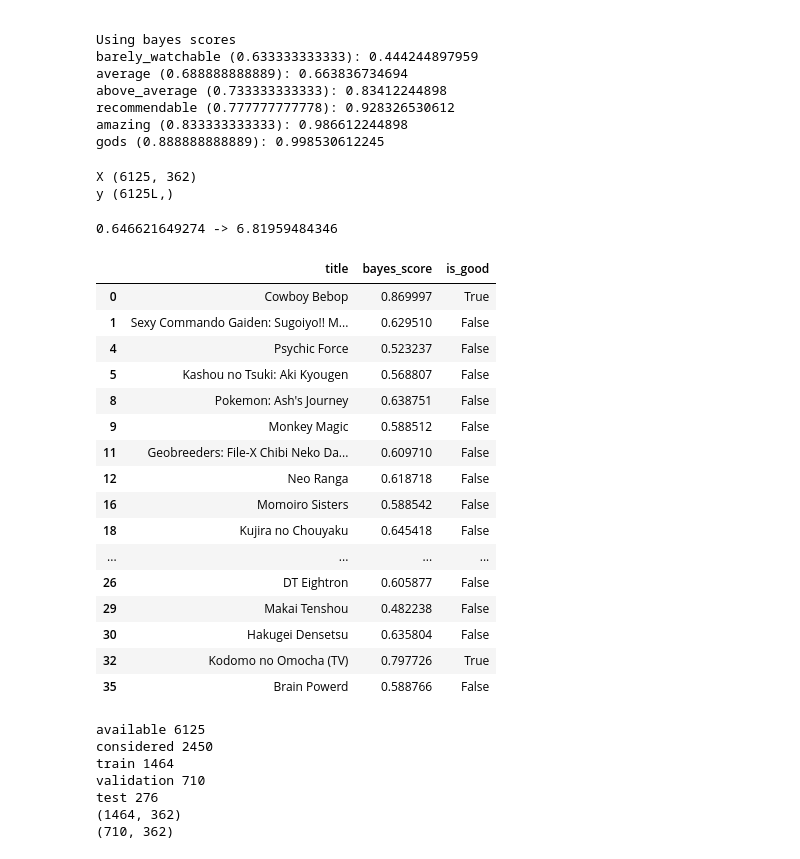
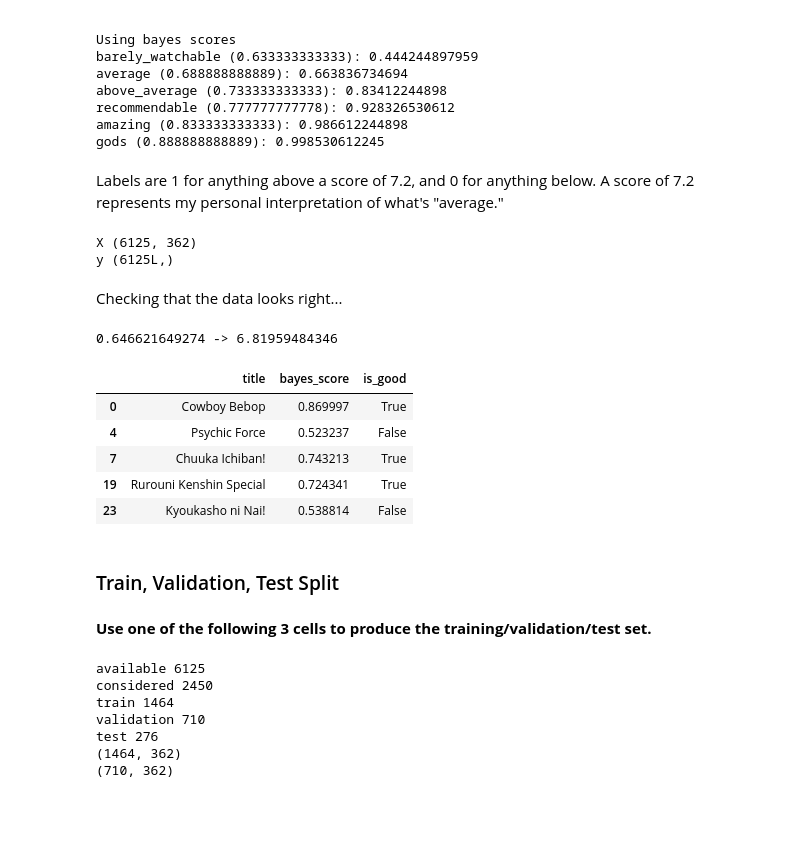
Before and after one commit to FourSwordKirby/MALDataScience, a Jupyter notebook: more_stats.ipynb, the cells around one changed output. Saved outputs shown, nothing was run; the diff lists cells and outputs as text; code cells hidden in the pictures; blank space fills up the shorter version.

```diff
--- a/more_stats.ipynb
+++ b/more_stats.ipynb
@@ -57,6 +57,7 @@ MAL_df.drop_duplicates('id', inplace=True)
 MAL_df['length'] = MAL_df['duration'] * MAL_df['episodes']
 MAL_df['studios'] = MAL_df['studios'].apply(lambda s: eval(s))
 MAL_df['aired_start'] = pd.to_datetime(MAL_df['aired_start'])
+MAL_df['norm_length'] = (MAL_df['length'] - np.mean(MAL_df['length'])) / np.std(MAL_df['length'])
 # %%
 def fix_studios(l):
     """
@@ -816,14 +819,21 @@ above_average (0.733333333333): 0.83412244898
 recommendable (0.777777777778): 0.928326530612
 amazing (0.833333333333): 0.986612244898
 gods (0.888888888889): 0.998530612245
+# %% [markdown]
+Labels are 1 for anything above a score of 7.2, and 0 for anything below. A score of 7.2 represents my personal interpretation of what's "average."
 # %%
-clean_df['norm_length'] = (clean_df['length'] - np.mean(clean_df['length'])) / np.std(clean_df['length'])
-
-idx = ((clean_df["bayes_score"] > np.percentile(clean_df["bayes_score"], 80)) |
-       (clean_df["bayes_score"] < np.percentile(clean_df["bayes_score"], 20))).values
-
 median_bayes_score = np.median(clean_df['bayes_score'])
 percentile_90_bayes_score = np.percentile(clean_df["bayes_score"], 90)
+percentile_80_bayes_score = np.percentile(clean_df["bayes_score"], 80)
+
+def split_data_by_date(df):
+    df = df.sort_values('aired_start')
+    t_date = pd.to_datetime('2012-01-01')
+    v_date = pd.to_datetime('2015-01-01')
+    train = df[df['aired_start'] < t_date]
+    val   = df[(df['aired_start'] >= t_date) & (df['aired_start'] < v_date)]
+    test  = df[df['aired_start'] >= v_date]
+    return train, val, test
 
 def make_features(df):
     p1 = make_studio_features(df, all_studios)
@@ -833,47 +843,28 @@ def make_features(df):
     return join
 
 def make_labels(df):
-    return df['bayes_score'] > median_bayes_score
-
-X = make_features(clean_df)
-y = make_labels(clean_df)
-
-print "X", X.shape
-print "y", y.shape
+    return df['bayes_score'] > to_bayes_score(7.2)#median_bayes_score#percentile_80_bayes_score
 # %% [output]
 X (6125, 362)
 y (6125L,)
+# %% [markdown]
+Checking that the data looks right...
 # %%
-def get_show_indexes():
-    return [
-        'Noragami',
-        'Nisekoi',
-        'Saki Zenkoku-hen',
-        'Tesagure! Bukatsumono Encore',
-    ]
-
 print median_bayes_score, "->", median_bayes_score * 9.0 + 1.0
 
-check_X = clean_df[idx].head(20)[['title', 'bayes_score']]
+check_X = clean_df[idx].head(20)[['title', 'bayes_score']].copy()
 check_X['is_good'] = make_labels(clean_df[idx].head(20))
-check_X
+check_X.head()
 # %% [output]
 0.646621649274 -> 6.81959484346
 |  | title | bayes_score | is_good |
 | 0 | Cowboy Bebop | 0.869997 | True |
-| 1 | Sexy Commando Gaiden: Sugoiyo!! M... | 0.629510 | False |
 | 4 | Psychic Force | 0.523237 | False |
-| 5 | Kashou no Tsuki: Aki Kyougen | 0.568807 | False |
-| 8 | Pokemon: Ash's Journey | 0.638751 | False |
-| 9 | Monkey Magic | 0.588512 | False |
-| 11 | Geobreeders: File-X Chibi Neko Da... | 0.609710 | False |
-| 12 | Neo Ranga | 0.618718 | False |
-| 16 | Momoiro Sisters | 0.588542 | False |
-| 18 | Kujira no Chouyaku | 0.645418 | False |
-| ... | ... | ... | ... |
-| 26 | DT Eightron | 0.605877 | False |
-| 29 | Makai Tenshou | 0.482238 | False |
-| 30 | Hakugei Densetsu | 0.635804 | False |
-| 32 | Kodomo no Omocha (TV) | 0.797726 | True |
-| 35 | Brain Powerd | 0.588766 | False |
+| 7 | Chuuka Ichiban! | 0.743213 | True |
+| 19 | Rurouni Kenshin Special | 0.724341 | True |
+| 23 | Kyoukasho ni Nai! | 0.538814 | False |
+# %% [markdown]
+### Train, Validation, Test Split
+# %% [markdown]
+**Use one of the following 3 cells to produce the training/validation/test set.**
 # %%
```
Also changed, not shown: parts of 16 cells of this notebook.
